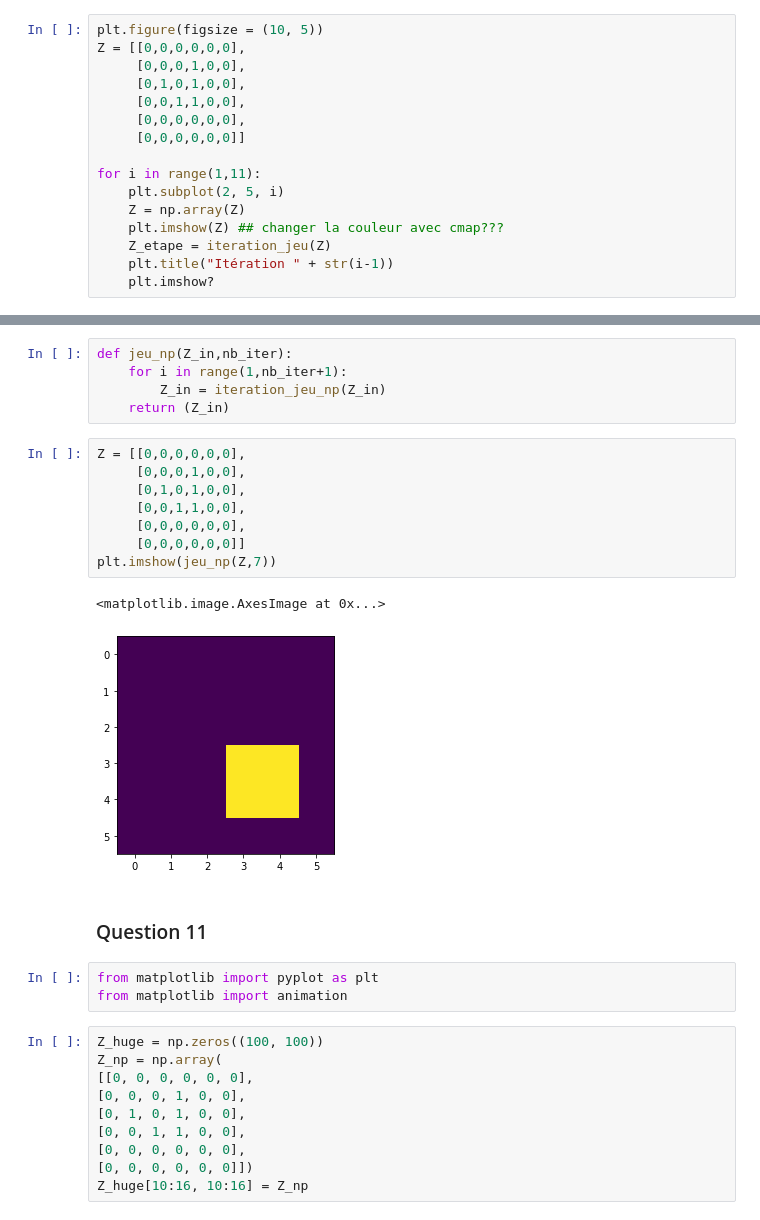
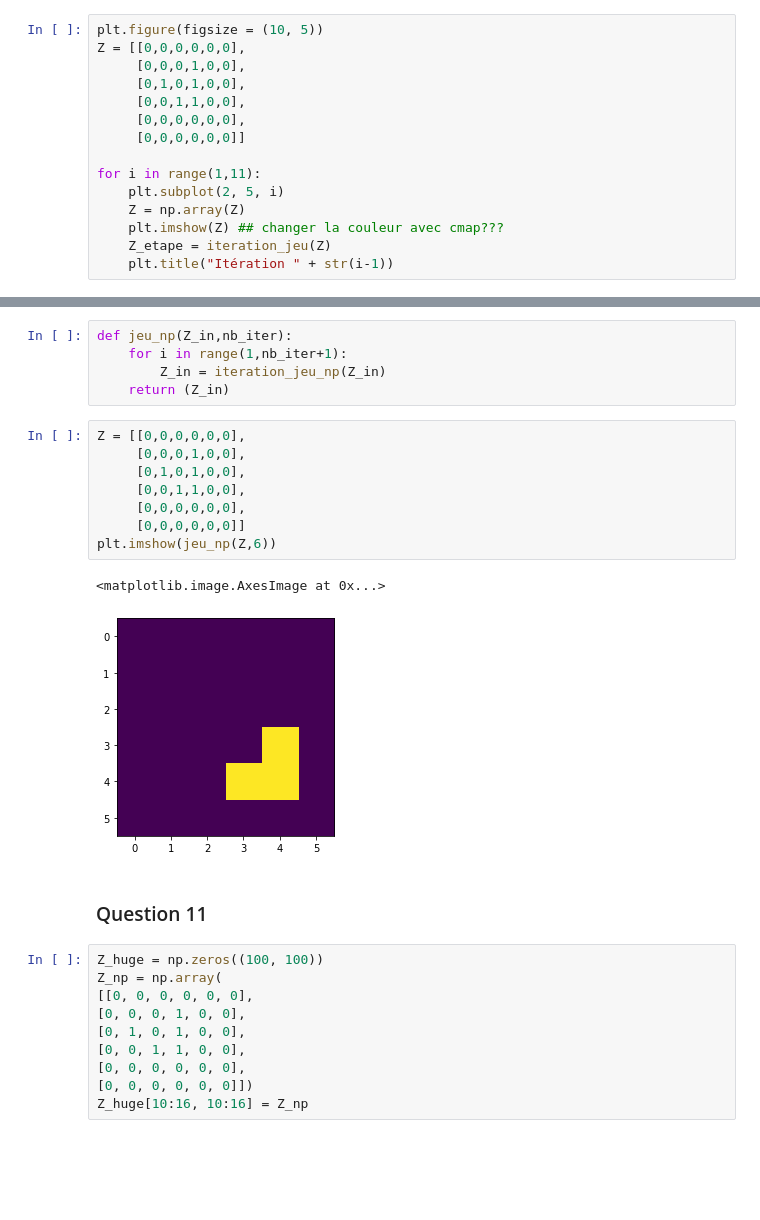
Before and after one commit to fanchonherman/TP_jeu_vie, a Jupyter notebook: notebook_HMMA238_fanchonherman.ipynb, the cells around one changed output, grey strips where cells are left out. Drawn from its saved outputs; the diff is of its cells as text; blank space fills up the shorter version.

```diff
--- a/notebook_HMMA238_fanchonherman.ipynb
+++ b/notebook_HMMA238_fanchonherman.ipynb
@@ -103,7 +103,6 @@ for i in range(1,11):
     plt.imshow(Z) ## changer la couleur avec cmap???
     Z_etape = iteration_jeu(Z)
     plt.title("Itération " + str(i-1))
-    plt.imshow?
 # %% [output]
 [figure]
 # %%
@@ -194,19 +193,16 @@ def jeu_np(Z_in,nb_iter):
 # %%
 Z = [[0,0,0,0,0,0],
      [0,0,0,1,0,0],
      [0,1,0,1,0,0],
      [0,0,1,1,0,0],
      [0,0,0,0,0,0],
      [0,0,0,0,0,0]]
-plt.imshow(jeu_np(Z,7))
+plt.imshow(jeu_np(Z,6))
 # %% [output]
 <matplotlib.image.AxesImage at 0x...>
-[figure, old version]
+[figure, new version]
 # %% [markdown]
 ### Question 11
-# %%
-from matplotlib import pyplot as plt
-from matplotlib import animation
 # %%
 Z_huge = np.zeros((100, 100))
 Z_np = np.array(
```
Also changed, not shown: parts of 15 cells of this notebook, 1 other file.
